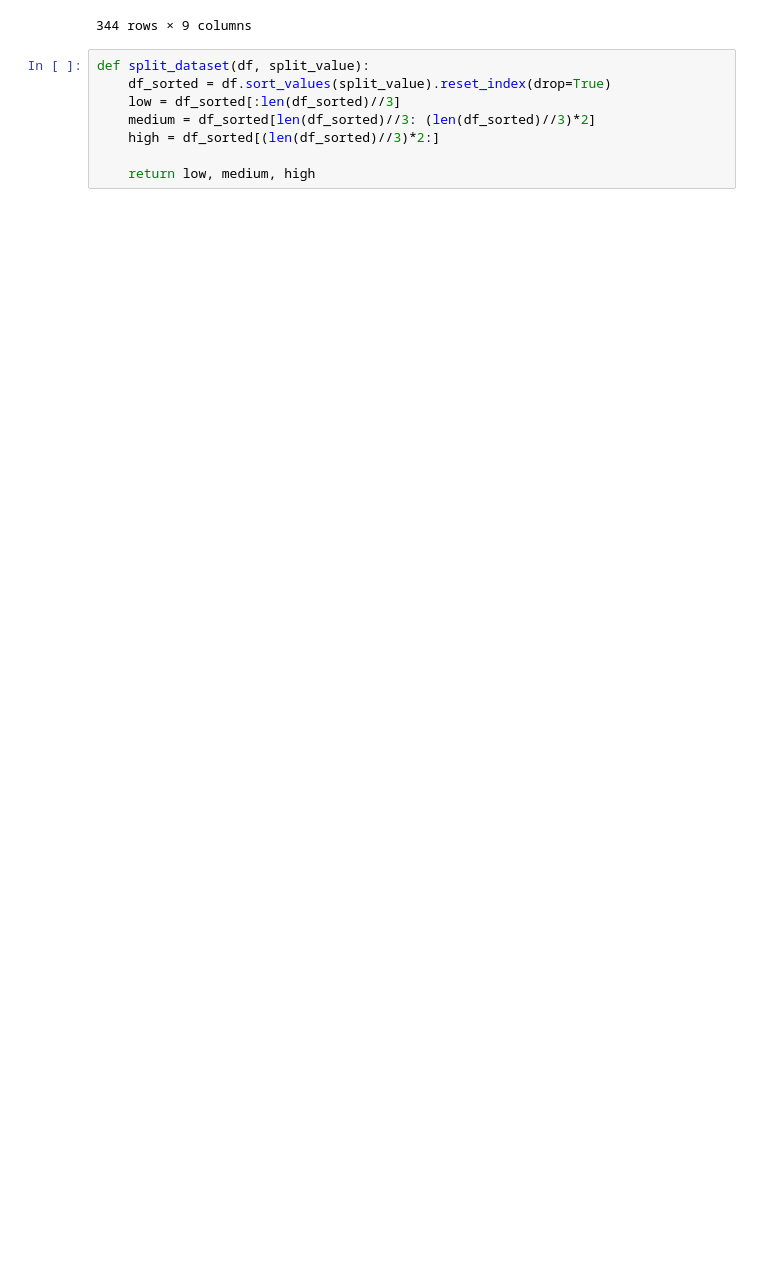
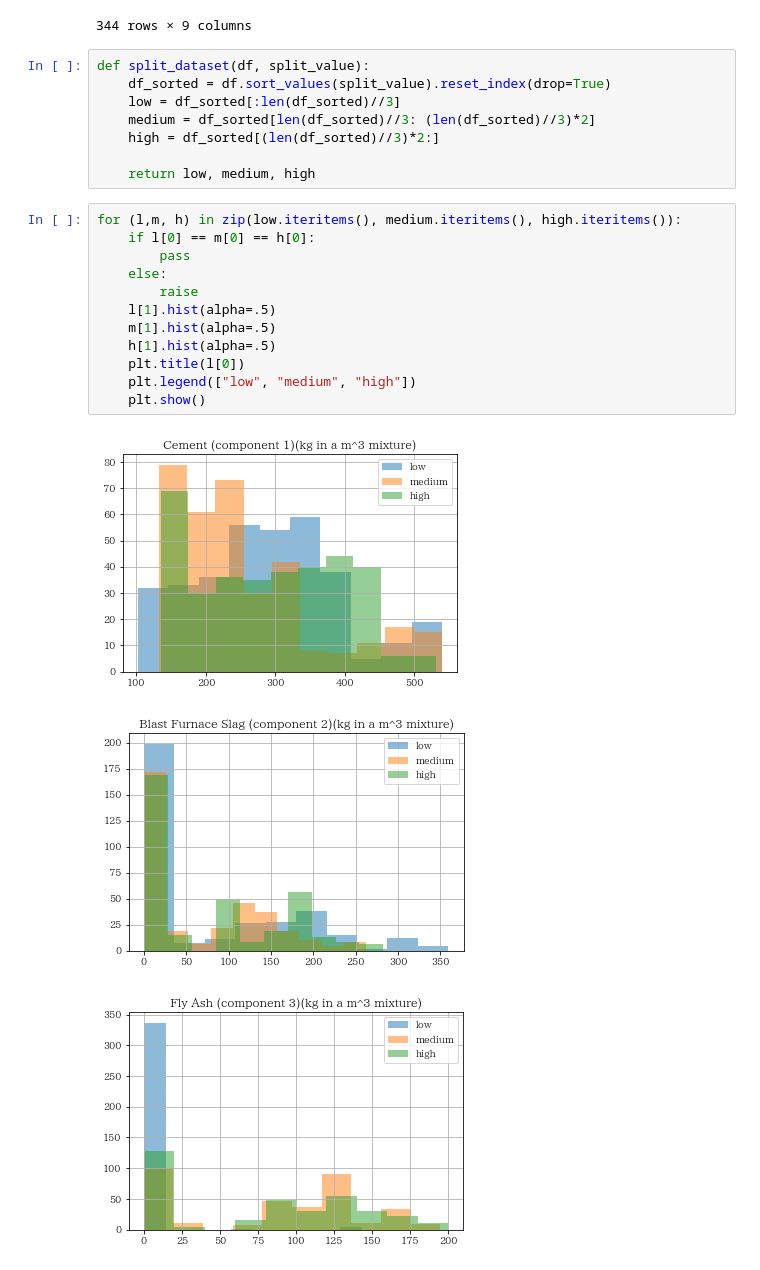
Before and after one commit to raijin0704/Two-stage-TrAdaboost.R2, a Jupyter notebook: notebook/concrete_strength.ipynb, the cells around one changed output. Saved outputs shown, nothing was run; the diff lists cells and outputs as text; blank space fills up the shorter version.

```diff
--- a/notebook/concrete_strength.ipynb
+++ b/notebook/concrete_strength.ipynb
@@ -130,3 +130,19 @@ def split_dataset(df, split_value):
     high = df_sorted[(len(df_sorted)//3)*2:]
 
     return low, medium, high
+# %%
+for (l,m, h) in zip(low.iteritems(), medium.iteritems(), high.iteritems()):
+    if l[0] == m[0] == h[0]:
+        pass
+    else:
+        raise
+    l[1].hist(alpha=.5)
+    m[1].hist(alpha=.5)
+    h[1].hist(alpha=.5)
+    plt.title(l[0])
+    plt.legend(["low", "medium", "high"])
+    plt.show()
+# %% [output]
+[figure, added]
+[figure, added]
+[figure, added]
```
Also changed, not shown: parts of 3 cells of this notebook.
